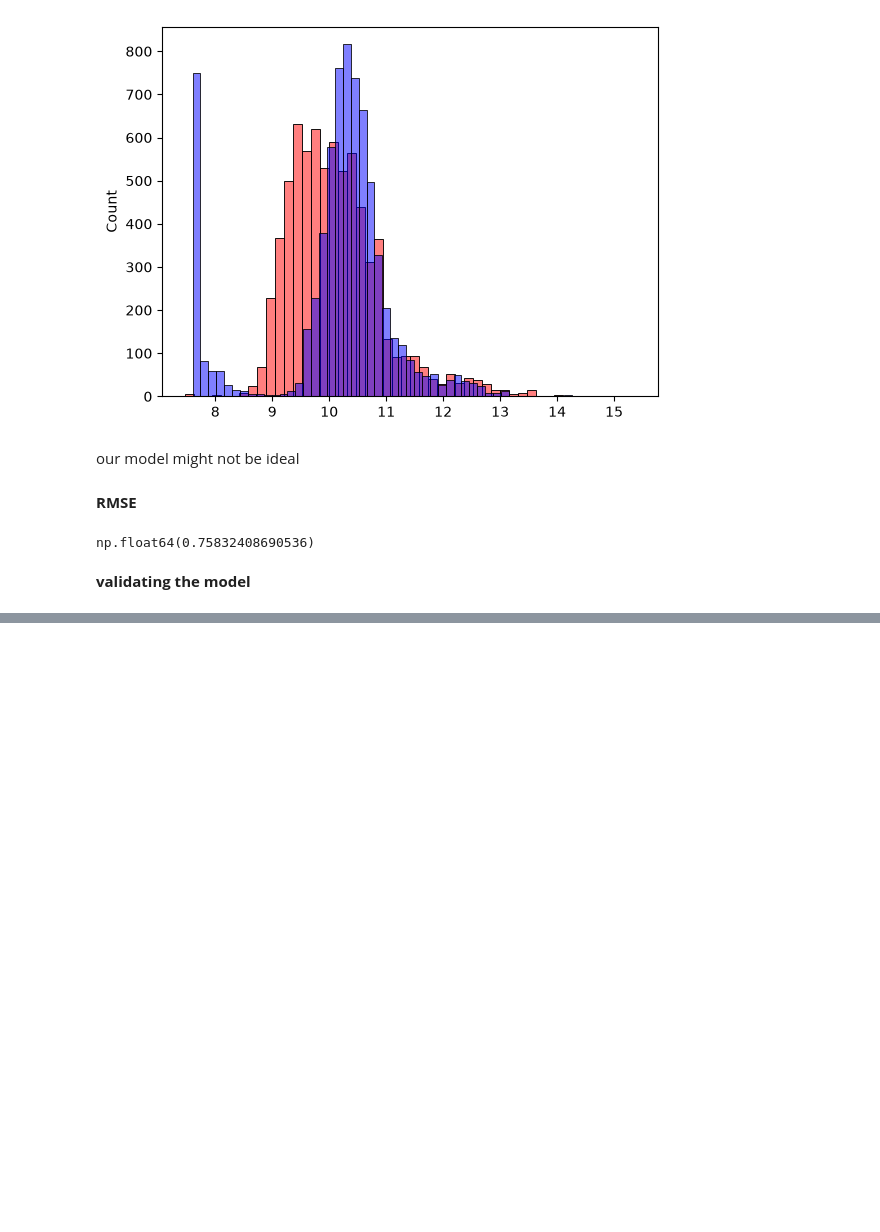
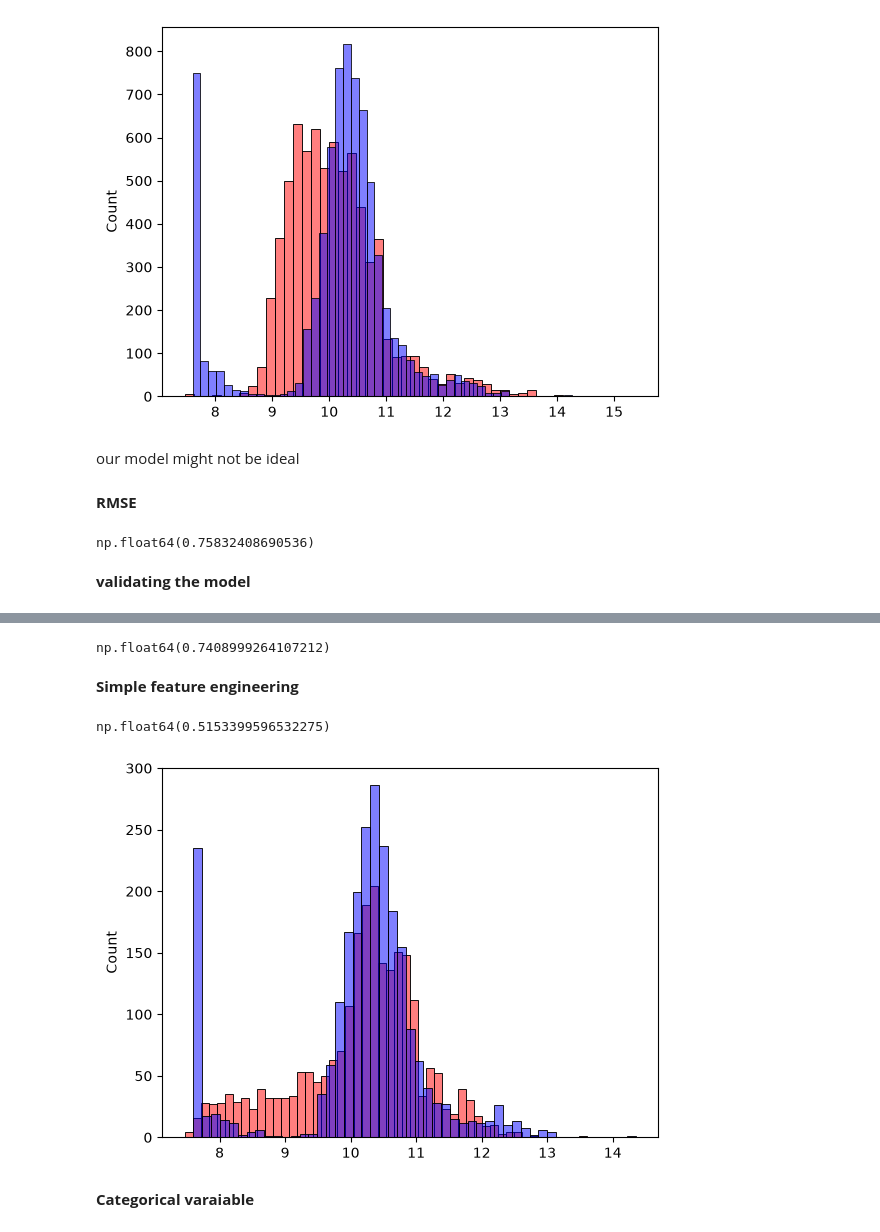
Before and after one commit to avinsio/ml-playground, a Jupyter notebook: 05-machine_learning/01-ml-zoomamp/01-regreesion/car_price_predication.ipynb, the cells around one changed output, grey strips where cells are left out. Cells and saved outputs as stored; diff of their text form; code cells hidden in the pictures; blank space fills up the shorter version.

```diff
--- a/05-machine_learning/01-ml-zoomamp/01-regreesion/car_price_predication.ipynb
+++ b/05-machine_learning/01-ml-zoomamp/01-regreesion/car_price_predication.ipynb
@@ -388,7 +388,3 @@ rmse(y_train,y_pred)
 np.float64(0.75832408690536)
 # %% [markdown]
 **validating the model**
-# %%
-def prepare_X(df):
-    X = df[base].fillna(0).values
-    return X
@@ -492,0 +391,16 @@ np.float64(-2376.616577288139)
+# %%
+def prepare_X(df):
+    df_num = df[base]
+    X = df_num.fillna(0).values
+    return X
+# %%
+X_train = prepare_X(df_train)
+w0 , w = train_linear_regression(X_train , y_train)
+
+X_val = prepare_X(df_val)
+y_pred =w0 + X_val.dot(w)
+rmse(y_val, y_pred)
+# %% [output]
+np.float64(0.7408999264107212)
+# %% [markdown]
+**Simple feature engineering**
@@ -492,0 +419,16 @@ np.float64(-2376.616577288139)
+# %%
+X_train = prepare_X(df_train)
+w0, w = train_linear_regression(X_train, y_train)
+
+X_val = prepare_X(df_val)
+y_pred = w0 + X_val.dot(w)
+rmse(y_val, y_pred)
+# %% [output]
+np.float64(0.5153399596532275)
+# %%
+sns.histplot(y_pred, color='r', alpha=0.5, bins=50)
+sns.histplot(y_val, color="blue", alpha=0.5, bins=50);
+# %% [output]
+[figure, added]
+# %% [markdown]
+**Categorical varaiable**
```
Also changed, not shown: parts of 28 cells of this notebook.
